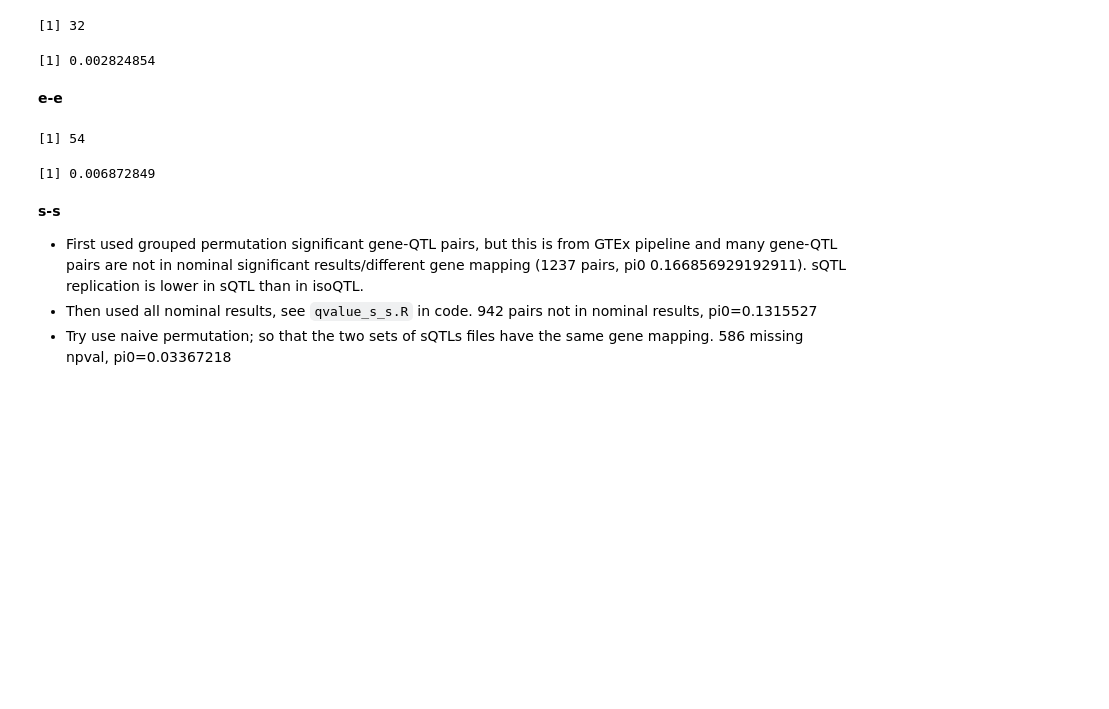
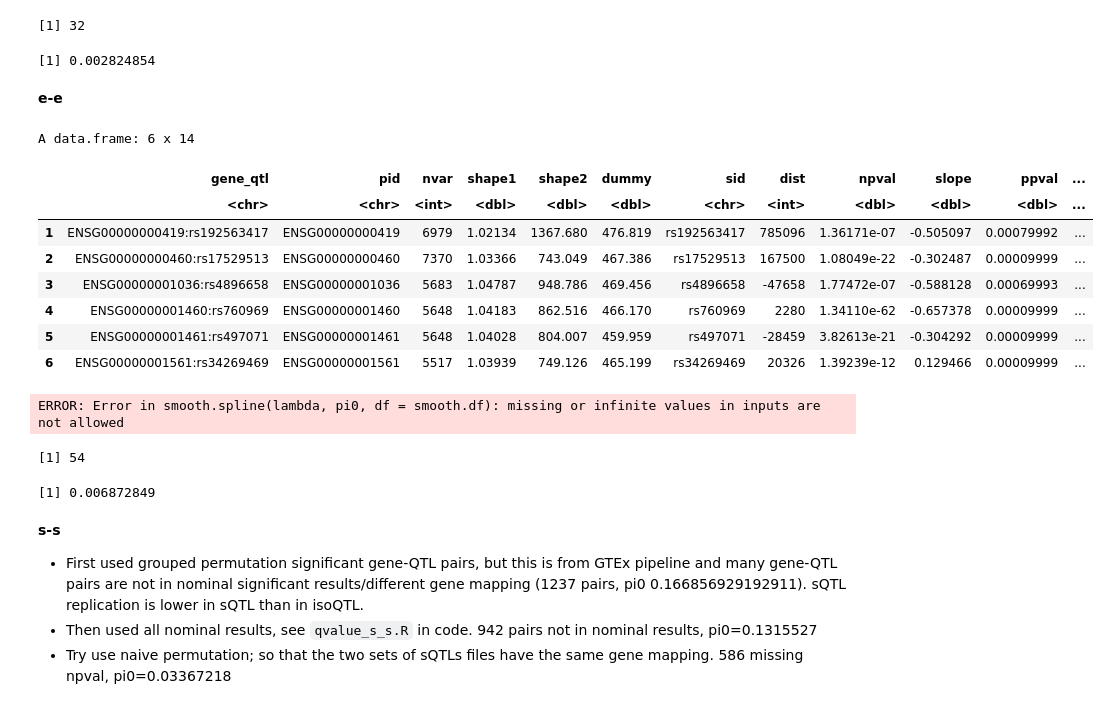
Before and after one commit to gandallab/devBrain_xQTL, a Jupyter notebook: code/04-QTL/cis-sQTL/qvalue_pi0.ipynb, the cells around one changed output. Drawn from its saved outputs; the diff is of its cells as text; code cells hidden in the pictures; blank space fills up the shorter version.

```diff
--- a/code/04-QTL/cis-sQTL/qvalue_pi0.ipynb
+++ b/code/04-QTL/cis-sQTL/qvalue_pi0.ipynb
@@ -296,6 +310,22 @@ eqtl_perm <- eqtl_perm %>%
 eqtl_nominal <- fread("eqtl_new/results/mixed_nominal_70hcp/significant_assoc.txt", data.table = F)
 eqtl_nominal <- eqtl_nominal %>%
     unite("gene_qtl", pid, sid, remove = FALSE, sep = ":")
+# %%
+head(eqtl_perm)
+# %% [output]
+A data.frame: 6 x 14
+|  | gene_qtl | pid | nvar | shape1 | shape2 | dummy | sid | dist | npval | slope | ppval | ... |
+|  | <chr> | <chr> | <int> | <dbl> | <dbl> | <dbl> | <chr> | <int> | <dbl> | <dbl> | <dbl> | ... |
+| 1 | ENSG00000000419:rs192563417 | ENSG00000000419 | 6979 | 1.02134 | 1367.680 | 476.819 | rs192563417 | 785096 | 1.36171e-07 | -0.505097 | 0.00079992 | ... |
+| 2 | ENSG00000000460:rs17529513 | ENSG00000000460 | 7370 | 1.03366 | 743.049 | 467.386 | rs17529513 | 167500 | 1.08049e-22 | -0.302487 | 0.00009999 | ... |
+| 3 | ENSG00000001036:rs4896658 | ENSG00000001036 | 5683 | 1.04787 | 948.786 | 469.456 | rs4896658 | -47658 | 1.77472e-07 | -0.588128 | 0.00069993 | ... |
+| 4 | ENSG00000001460:rs760969 | ENSG00000001460 | 5648 | 1.04183 | 862.516 | 466.170 | rs760969 | 2280 | 1.34110e-62 | -0.657378 | 0.00009999 | ... |
+| 5 | ENSG00000001461:rs497071 | ENSG00000001461 | 5648 | 1.04028 | 804.007 | 459.959 | rs497071 | -28459 | 3.82613e-21 | -0.304292 | 0.00009999 | ... |
+| 6 | ENSG00000001561:rs34269469 | ENSG00000001561 | 5517 | 1.03939 | 749.126 | 465.199 | rs34269469 | 20326 | 1.39239e-12 | 0.129466 | 0.00009999 | ... |
+# %%
+(qvalue(eqtl_perm$npval))$pi0
+# %% [output]
+ERROR: Error in smooth.spline(lambda, pi0, df = smooth.df): missing or infinite values in inputs are not allowed
 # %%
 e_e <- eqtl_perm %>% left_join(eqtl_nominal, by = "gene_qtl")
 sum(is.na(e_e$npval.y))
```
Also changed, not shown: parts of 6 cells of this notebook, 19 other files.
